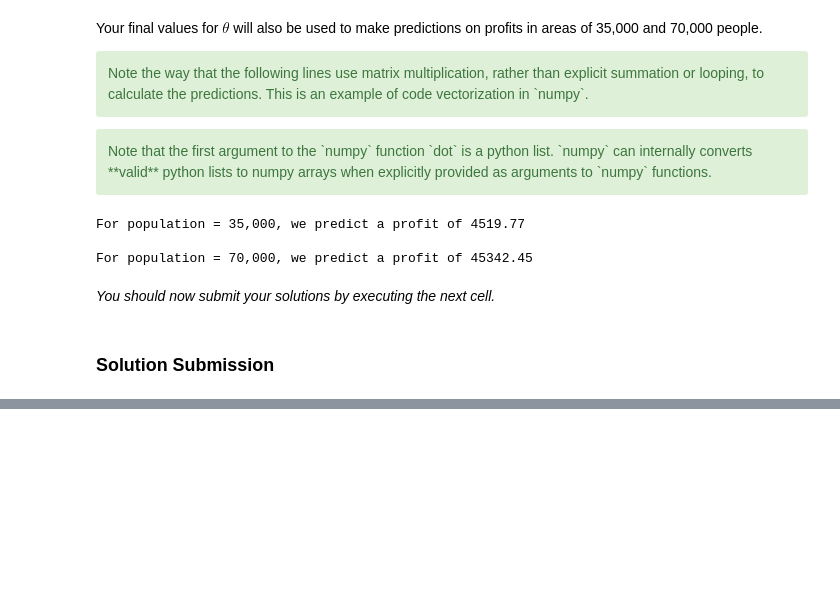
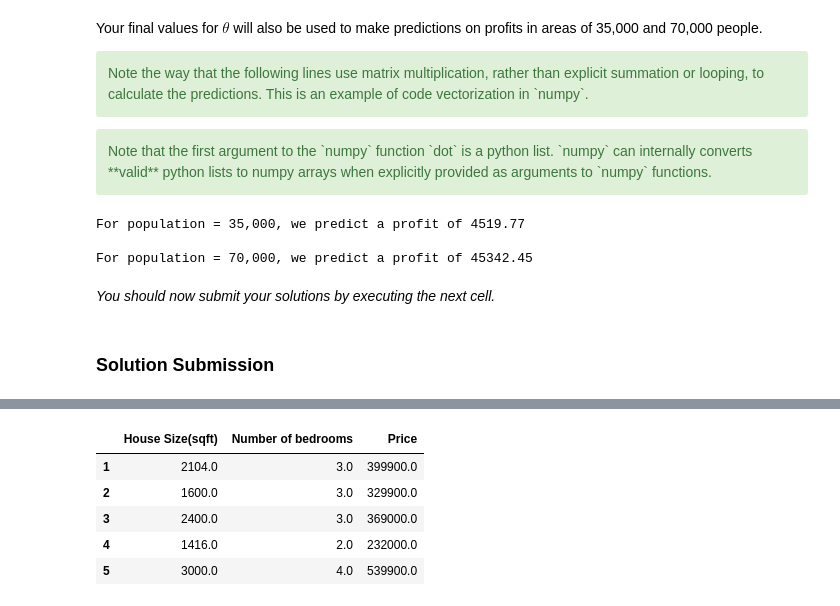
Before and after one commit to PrashanthSingaravelan/Machine-Learning-Andrew-Ng, a Jupyter notebook: 2_Linear Regression with Multiple Variables/assignments/Linear Regression.ipynb, the cells around one changed output, grey strips where cells are left out. Drawn from its saved outputs; the diff is of its cells as text; code cells hidden in the pictures; blank space fills up the shorter version.

```diff
--- a/2_Linear Regression with Multiple Variables/assignments/Linear Regression.ipynb
+++ b/2_Linear Regression with Multiple Variables/assignments/Linear Regression.ipynb
@@ -274,0 +353,6 @@ The purpose of these graphs is to show you how $J(\theta)$ varies with changes i
+# %%
+# print out some data points
+print('{:>9s}{:>10s}{:>6s}'.format('X[:,0]', 'X[:, 1]', 'y'))
+print('-'*26)
+for i in range(10):
+    print('{:8.0f}{:8.0f}{:10.0f}'.format(X[i, 0], X[i, 1], y[i]))
@@ -274,0 +612,15 @@ The purpose of these graphs is to show you how $J(\theta)$ varies with changes i
+# %%
+# Load data
+data = np.loadtxt(os.path.join('questions_dataset', 'ex1data2.txt'), delimiter=',')
+
+column_values = ['House Size(sqft)' , 'Number of bedrooms' , 'Price']
+index_values  = [i for i in range(1,len(data)+1)]
+df = pd.DataFrame(data,columns=column_values,index=index_values)
+df.head()
+# %% [output]
+|  | House Size(sqft) | Number of bedrooms | Price |
+| 1 | 2104.0 | 3.0 | 399900.0 |
+| 2 | 1600.0 | 3.0 | 329900.0 |
+| 3 | 2400.0 | 3.0 | 369000.0 |
+| 4 | 1416.0 | 2.0 | 232000.0 |
+| 5 | 3000.0 | 4.0 | 539900.0 |
```
Also changed, not shown: parts of 32 cells of this notebook, 13 other files.
